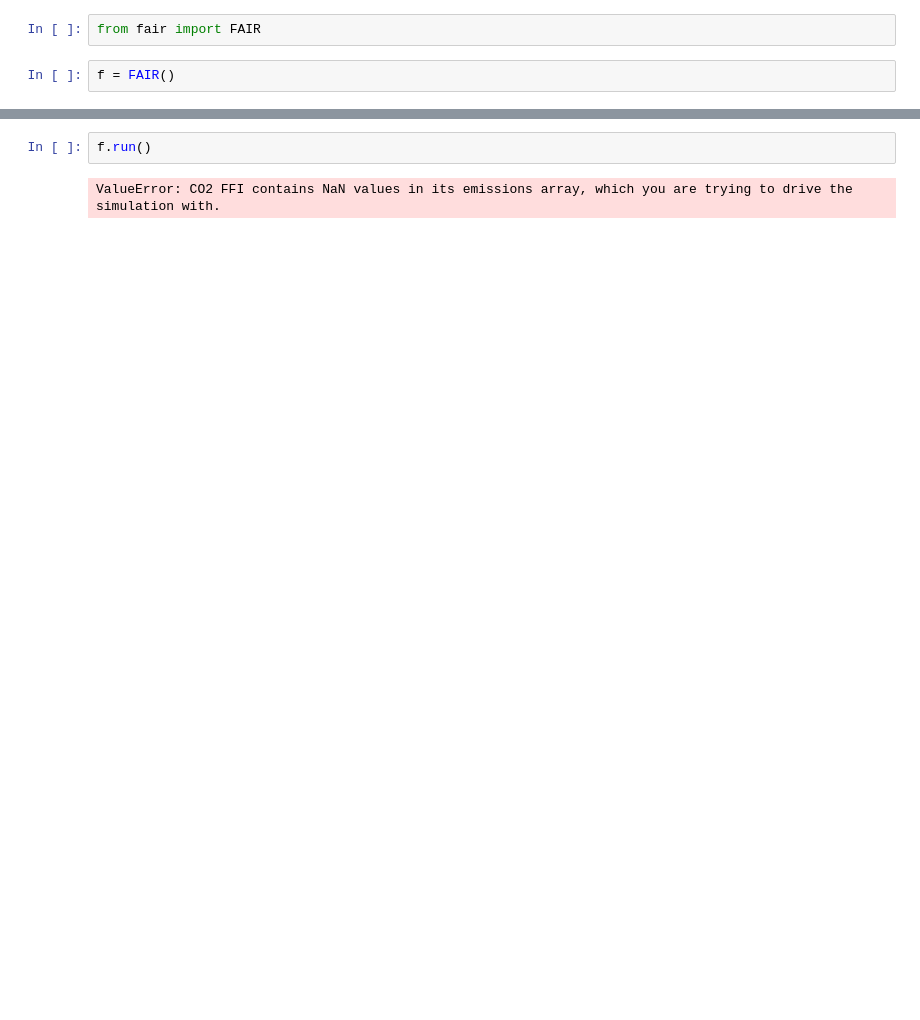
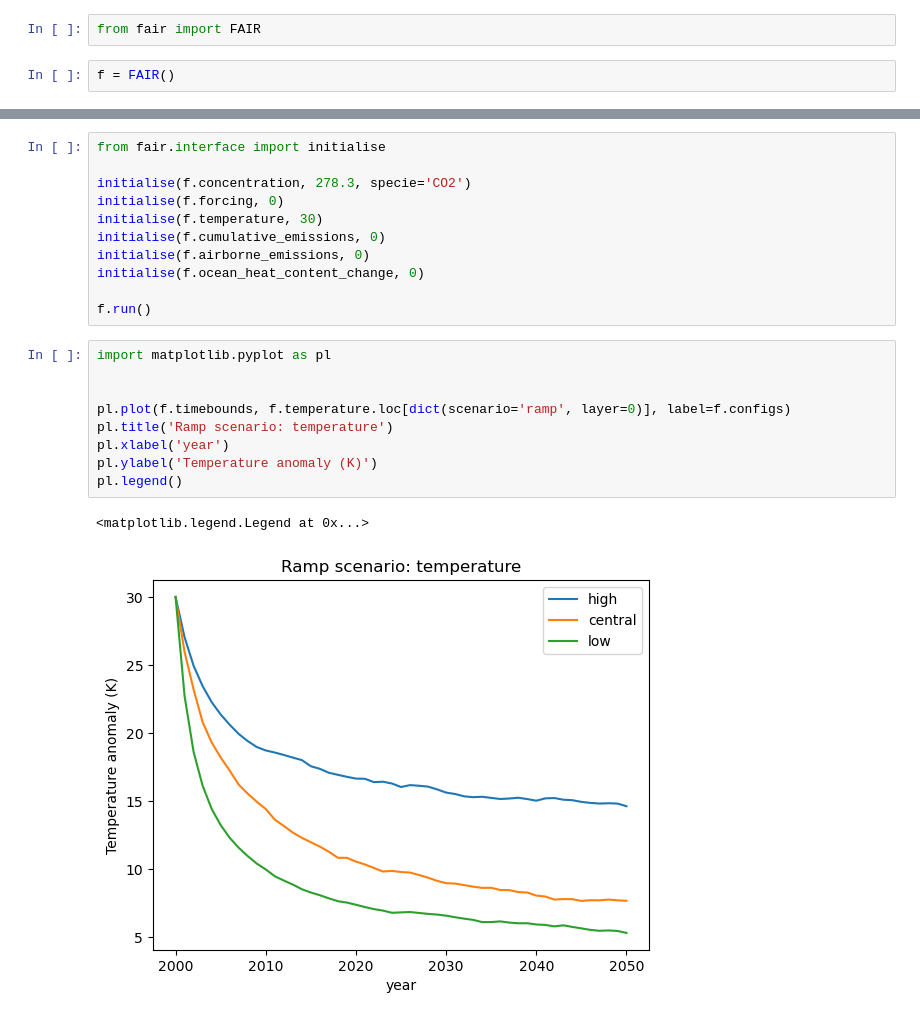
Before and after one commit to xuxingcheng/FAIR-emission-climate-model, a Jupyter notebook: Fair Tests.ipynb, the cells around one changed output, grey strips where cells are left out. Saved outputs shown, nothing was run; the diff lists cells and outputs as text; blank space fills up the shorter version.

Commit message:
Started different co2 emission investigation

```diff
--- a/Fair Tests.ipynb
+++ b/Fair Tests.ipynb
@@ -18,4 +43,23 @@ fill(f.emissions, 40, scenario='abrupt', specie='CO2 FFI')
 # %%
+from fair.interface import initialise
+
+initialise(f.concentration, 278.3, specie='CO2')
+initialise(f.forcing, 0)
+initialise(f.temperature, 30)
+initialise(f.cumulative_emissions, 0)
+initialise(f.airborne_emissions, 0)
+initialise(f.ocean_heat_content_change, 0)
+
 f.run()
-# %% [output]
-ValueError: CO2 FFI contains NaN values in its emissions array, which you are trying to drive the simulation with.
+# %%
+import matplotlib.pyplot as pl
+
+
+pl.plot(f.timebounds, f.temperature.loc[dict(scenario='ramp', layer=0)], label=f.configs)
+pl.title('Ramp scenario: temperature')
+pl.xlabel('year')
+pl.ylabel('Temperature anomaly (K)')
+pl.legend()
+# %% [output]
+<matplotlib.legend.Legend at 0x...>
+[figure, added]
```
Also changed, not shown: parts of 7 cells of this notebook, 2 other files.
